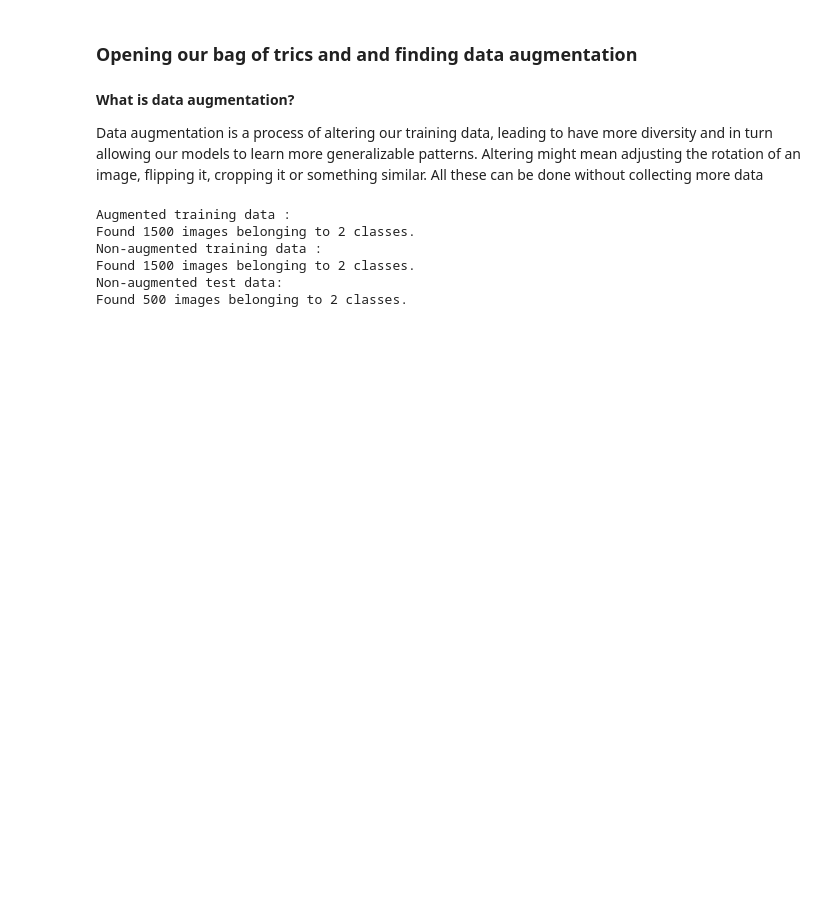
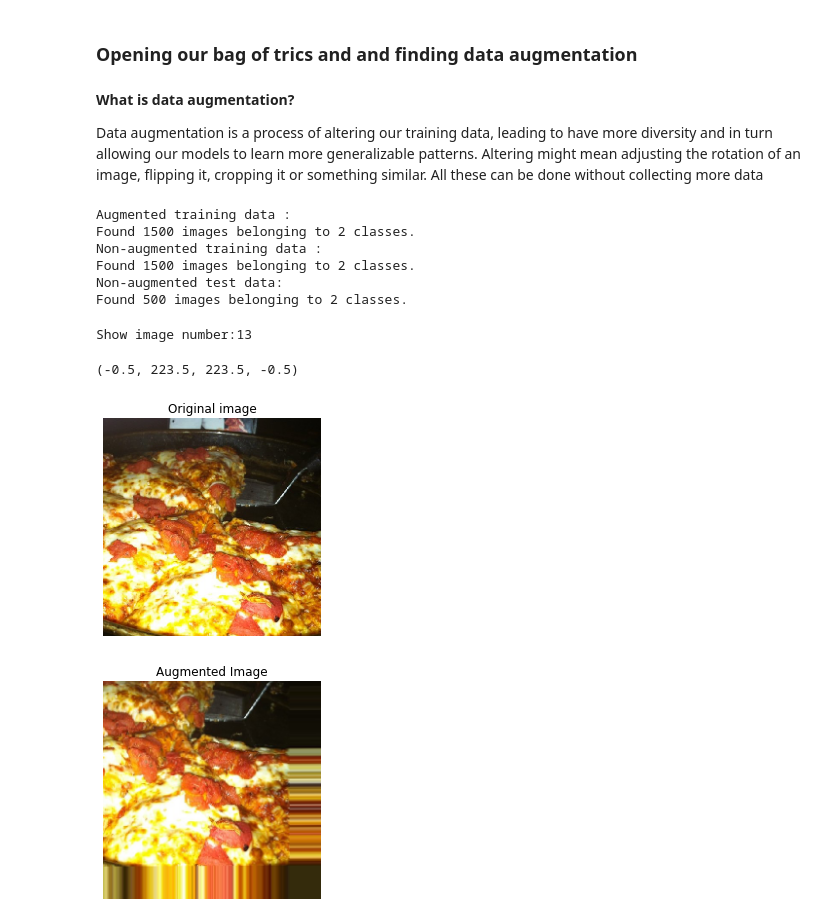
Before and after one commit to Priyo-prog/Deep-Learning-with-Tensorflow, a Jupyter notebook: Computer Vision and Convolutional Neural Network in Tensorflow/Introduction_to_computer_vision_with_Tensorflow.ipynb, the cells around one changed output. Saved outputs shown, nothing was run; the diff lists cells and outputs as text; code cells hidden in the pictures; blank space fills up the shorter version.

```diff
--- a/Computer Vision and Convolutional Neural Network in Tensorflow/Introduction_to_computer_vision_with_Tensorflow.ipynb
+++ b/Computer Vision and Convolutional Neural Network in Tensorflow/Introduction_to_computer_vision_with_Tensorflow.ipynb
@@ -691,3 +691,25 @@ Non-augmented training data :
 Found 1500 images belonging to 2 classes.
 Non-augmented test data:
 Found 500 images belonging to 2 classes.
+# %%
+# Let's visualize some augmented data
+images, labels = train_data.next()
+augmented_images, augmented_labels = train_data_augmented.next() # note: labels are not augmented used just to avoid confusion
+# %%
+# Show the original image and augmented image
+import random
+random_number = random.randint(0,31) # our batch sizes are 32
+print(f"Show image number:{random_number}")
+plt.imshow(images[random_number])
+plt.title("Original image")
+plt.axis(False)
+plt.figure()
+
+plt.imshow(augmented_images[random_number])
+plt.title("Augmented Image")
+plt.axis(False)
+# %% [output]
+Show image number:13
+(-0.5, 223.5, 223.5, -0.5)
+[figure, added]
+[figure, added]
```
